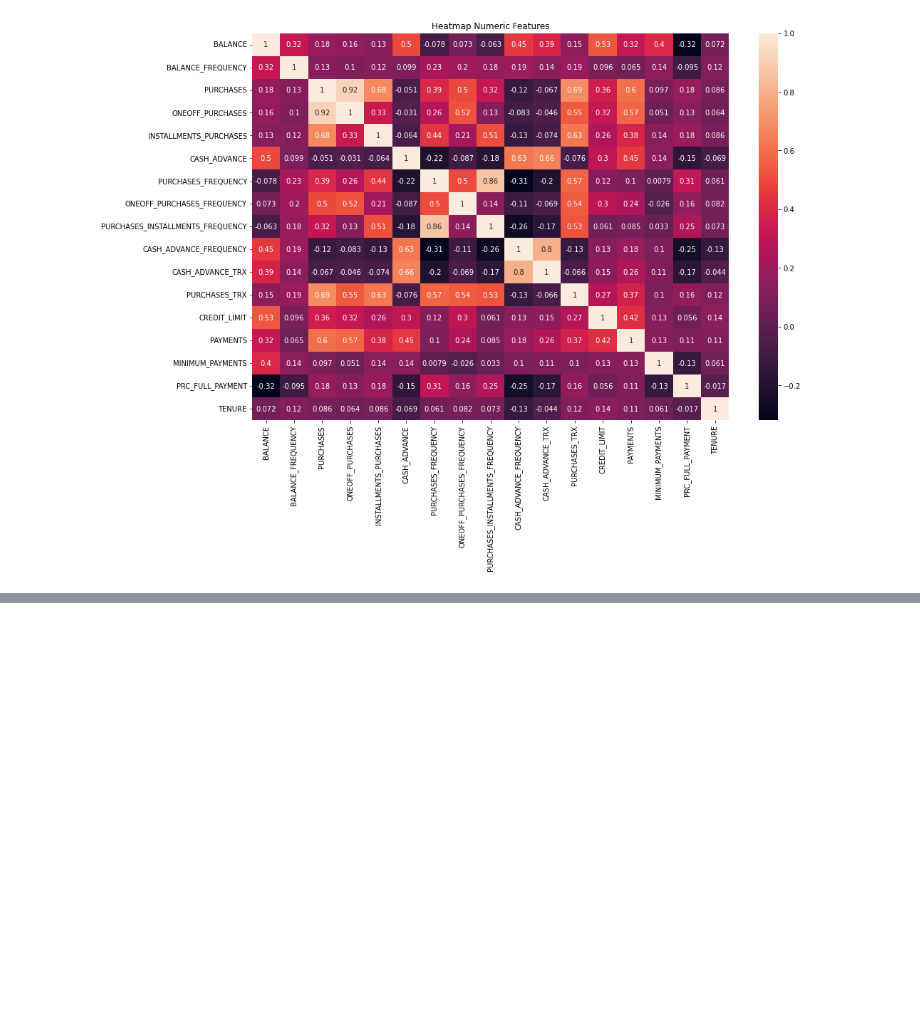
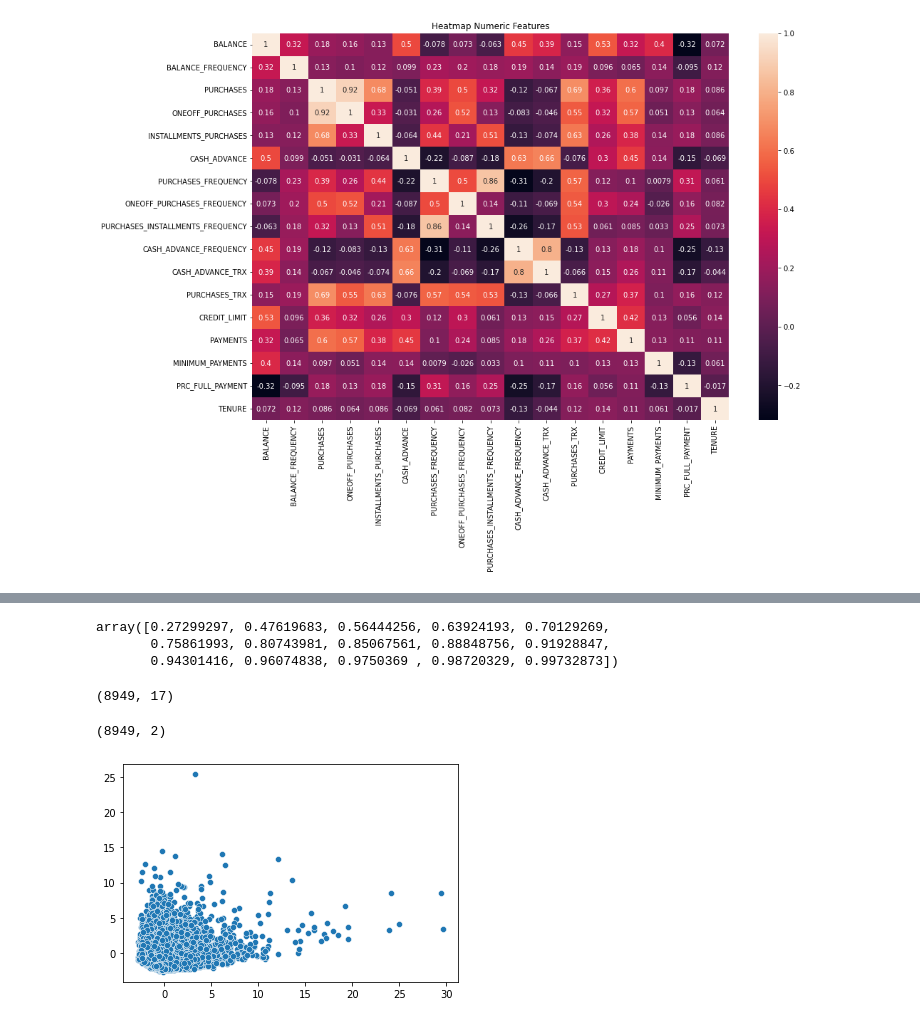
Before and after one commit to LeventSoykan/Credit_Card_Data_Clustering, a Jupyter notebook: clustering.ipynb, the cells around one changed output, grey strips where cells are left out. Saved outputs shown, nothing was run; the diff lists cells and outputs as text; code cells hidden in the pictures; blank space fills up the shorter version.

```diff
--- a/clustering.ipynb
+++ b/clustering.ipynb
@@ -190,0 +198,4 @@ plt.show()
+# %%
+scaler = StandardScaler()
+# %%
+num_df = pd.DataFrame(scaler.fit_transform(num_df), columns=num_df.columns)
@@ -190,0 +220,5 @@ plt.show()
+# %%
+from sklearn.decomposition import PCA
+
+pca = PCA(n_components=15)
+pca.fit_transform(num_df)
@@ -190,0 +239,25 @@ plt.show()
+# %%
+pca.explained_variance_ratio_.cumsum()
+# %% [output]
+array([0.27299297, 0.47619683, 0.56444256, 0.63924193, 0.70129269,
+       0.75861993, 0.80743981, 0.85067561, 0.88848756, 0.91928847,
+       0.94301416, 0.96074838, 0.9750369 , 0.98720329, 0.99732873])
+# %%
+from sklearn.decomposition import PCA
+
+pca = PCA(n_components=2)
+components = pca.fit_transform(num_df)
+# %%
+num_df.shape
+# %% [output]
+(8949, 17)
+# %%
+components.shape
+# %% [output]
+(8949, 2)
+# %%
+component1 = components[:,0]
+component2 = components[:,1]
+sns.scatterplot(component1, component2);
+# %% [output]
+[figure, added]
```
Also changed, not shown: parts of 13 cells of this notebook.
